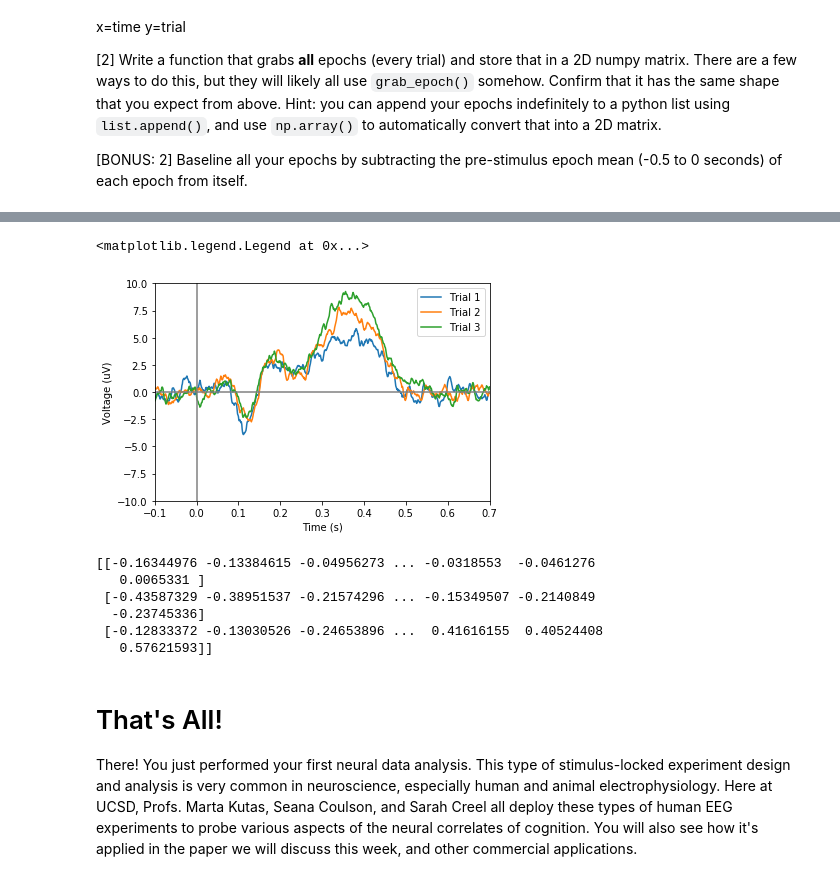
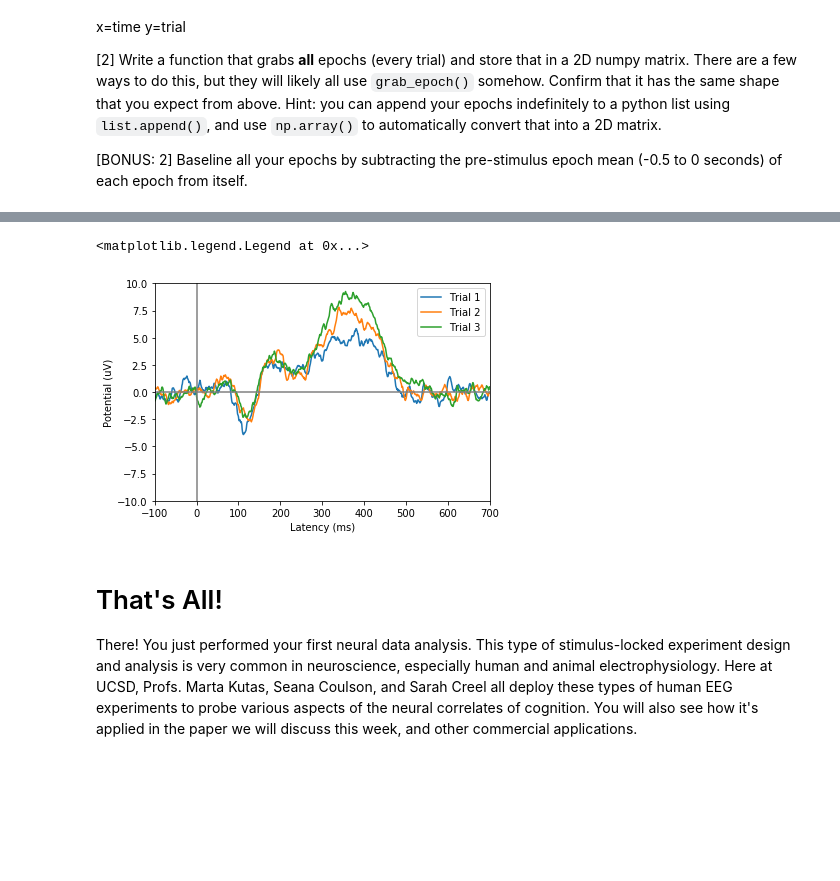
Before and after one commit to kevinice95/COGS118C, a Jupyter notebook: Assignments/A1-SamplingTimeSeries.ipynb, the cells around one changed output, grey strips where cells are left out. Cells and saved outputs as stored; diff of their text form; code cells hidden in the pictures; blank space fills up the shorter version.

```diff
--- a/Assignments/A1-SamplingTimeSeries.ipynb
+++ b/Assignments/A1-SamplingTimeSeries.ipynb
@@ -258,8 +258,8 @@ ANSWER: rows = number of trails (10 in our case?) and columns = time*fs or all t
 # %%
 def get_all_epochs(data, indices, fs, len_pre, len_post):
     all_epochs = []
-    for i in range(0,len(indices)):
-        temp = all_epochs.append(baselining([grab_epoch(data,indices[i],fs,len_pre,len_post)],len_pre,fs))
+    for i in indices:
+        temp = all_epochs.append(baselining([grab_epoch(data,i,fs,len_pre,len_post)],len_pre,fs))
     return np.array(all_epochs).reshape(len(indices),1500)
 def baselining(epoch,len_pre,fs):
     epoch1 = np.array(epoch)[:,0:int(-len_pre*fs)]
@@ -298,36 +299,35 @@ Your plot should look something like:
 # %%
 # I will create a function that takes the trial times, category, and all the other variables get_all_epochs has
 # Averaging wil then filter indices based on trial, get the epoch information,average it, then put it in a 2d matrix
 def averaging(data, values, indices, fs, len_pre, len_post):
+    #I create an array with the size I want and I can just delete that row after
     results = np.array([range(1500)])
+    # Values just has numbers 1, 2, and 3 which I can use to subset the data to filter to equal trials.
     for x in values:
+        # I need to translate the indices to EEG indices first
         tempin = compute_EEG_indices(indices[np.where(indices[:,1]==x),0],1000)
+        # Then get all epochs
         temp = get_all_epochs(data,tempin[0],fs, len_pre, len_post)
+        # Get mean
         temp = np.mean(temp,axis=0)
+        #Append to next row
         results = np.vstack([results,temp.reshape(1,1500)])
     return results[1:,:]
+
 results = averaging(EEG,np.unique(trial_info[:,1]),trial_info,fs, len_pre, len_post)
-plt.plot(t_epoch, results[0,:], label='Trial 1')
-plt.plot(t_epoch, results[1,:], label='Trial 2')
-plt.plot(t_epoch, results[2,:], label='Trial 3')
+# I will be plotting them and multiplying the epoch row by 1000 to more closely match the plot above
+plt.plot(t_epoch*1000, results[0,:], label='Trial 1')
+plt.plot(t_epoch*1000, results[1,:], label='Trial 2')
+plt.plot(t_epoch*1000, results[2,:], label='Trial 3')
 plt.axhline(0, color='grey')
 plt.axvline(0, color='grey')
-plt.xlim([-.1,.7]); plt.ylim([-10, 10]);
-plt.xlabel('Time (s)')
-plt.ylabel('Voltage (uV)')
+plt.xlim([-100,700]); plt.ylim([-10, 10]);
+plt.xlabel('Latency (ms)')
+plt.ylabel('Potential (uV)')
 plt.legend()
 # %% [output]
 <matplotlib.legend.Legend at 0x...>
-[figure, old version]
+[figure, new version]
-# %%
-print(results)
-# %% [output]
-[[-0.16344976 -0.13384615 -0.04956273 ... -0.0318553  -0.0461276
-   0.0065331 ]
- [-0.43587329 -0.38951537 -0.21574296 ... -0.15349507 -0.2140849
-  -0.23745336]
- [-0.12833372 -0.13030526 -0.24653896 ...  0.41616155  0.40524408
-   0.57621593]]
 # %% [markdown]
 # That's All!
 There! You just performed your first neural data analysis. This type of stimulus-locked experiment design and analysis is very common in neuroscience, especially human and animal electrophysiology. Here at UCSD, Profs. Marta Kutas, Seana Coulson, and Sarah Creel all deploy these types of human EEG experiments to probe various aspects of the neural correlates of cognition. You will also see how it's applied in the paper we will discuss this week, and other commercial applications.
```
Also changed, not shown: parts of 7 cells of this notebook.
